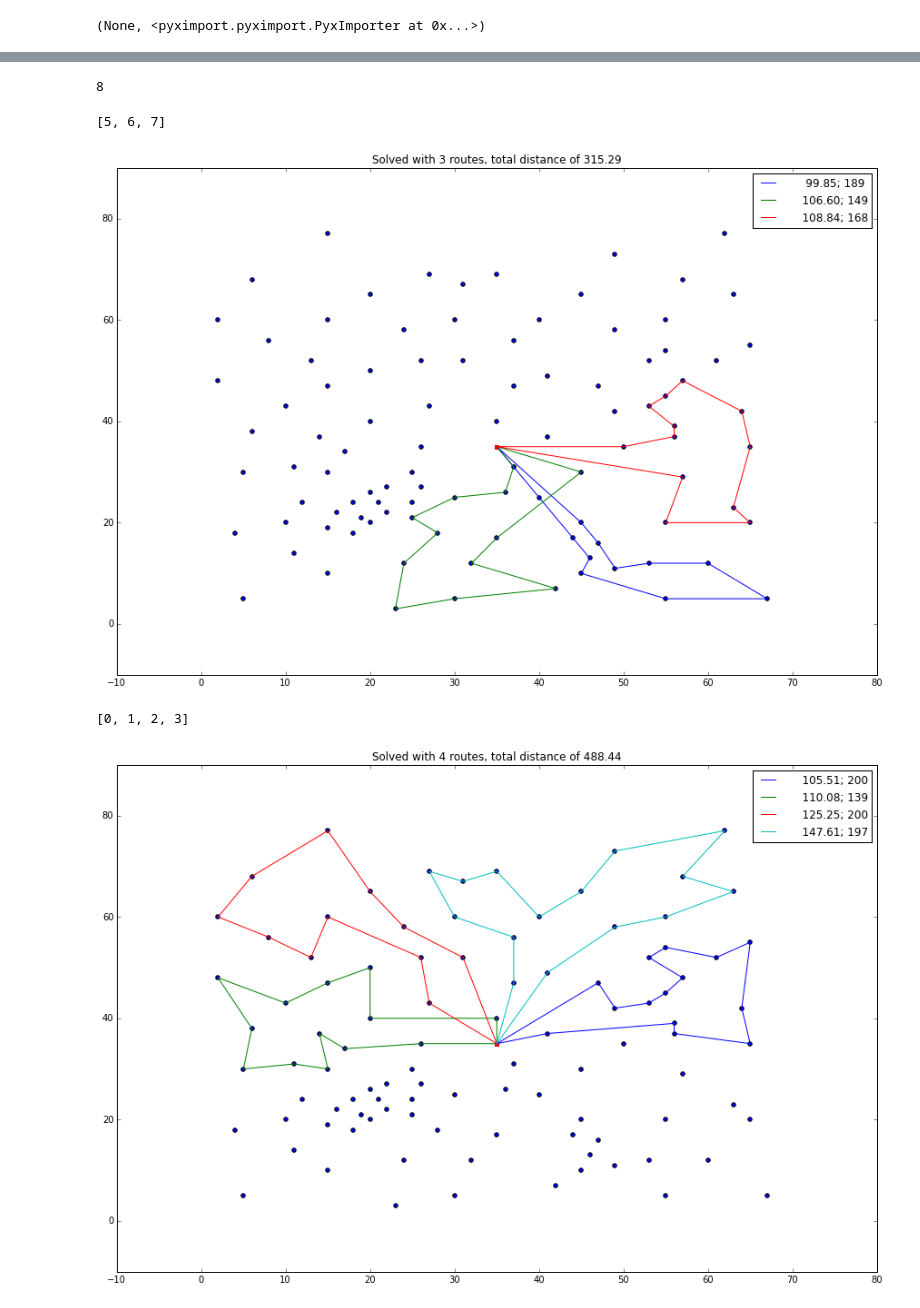
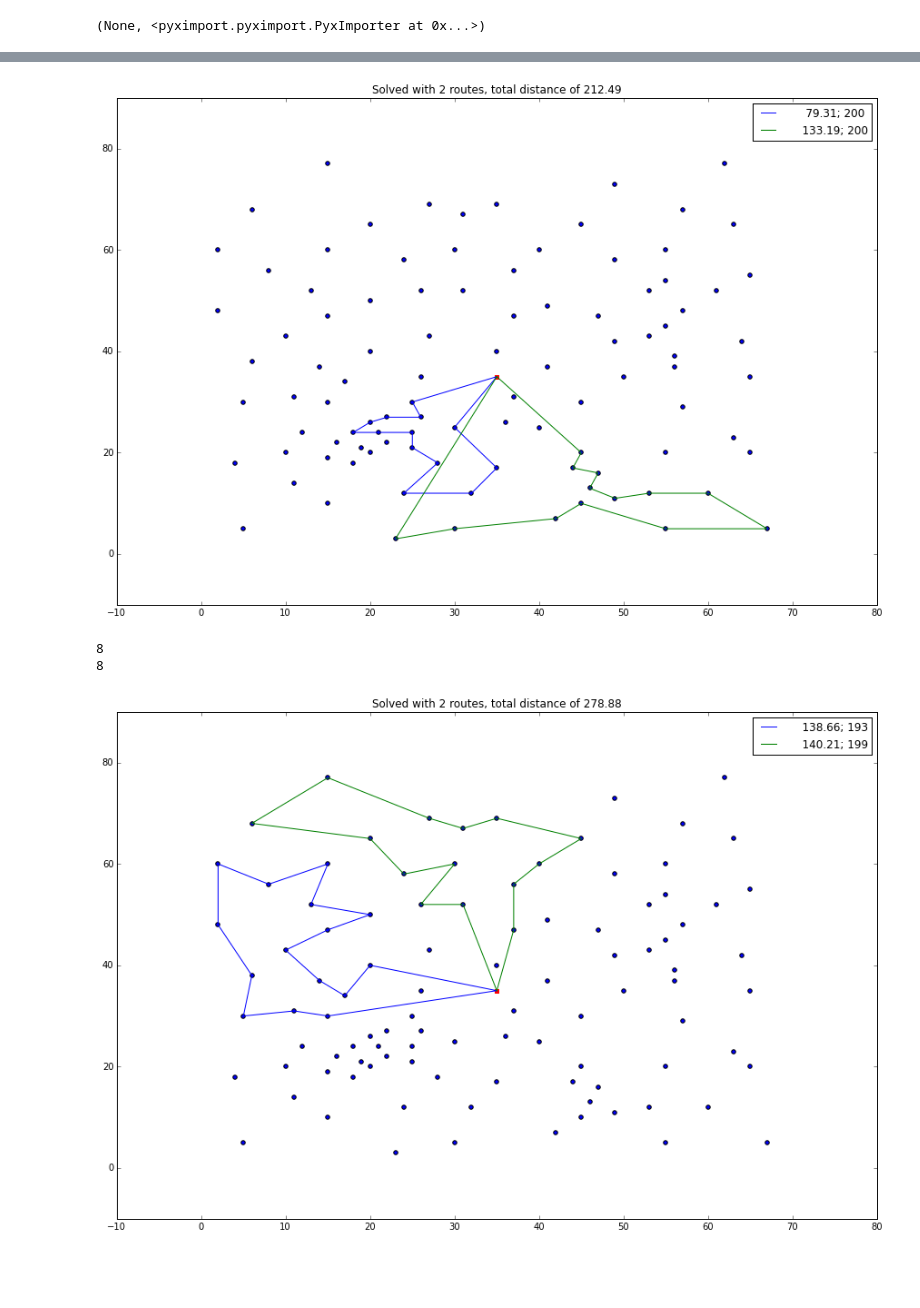
Before and after one commit to fracta/ift6751_metaheuristiques_optimisation-, a Jupyter notebook: devoir2/src/crossover_test.ipynb, the cells around one changed output, grey strips where cells are left out. Cells and saved outputs as stored; diff of their text form; code cells hidden in the pictures; blank space fills up the shorter version.

Commit message:
added doc for week 8 and added started analyzing the performance of the random savings in ipynb

```diff
--- a/devoir2/src/crossover_test.ipynb
+++ b/devoir2/src/crossover_test.ipynb
@@ -12,7 +12,7 @@ import cvrp
 import ga_solver
 import solution
 # %%
-data = cvrp.read_vrp("../lit_instances/vrpnc3.txt")
+data = cvrp.read_vrp("../lit_instances/vrpnc5.txt")
 prob = cvrp.CVRPProblem(data)
 prob
 # %% [output]
@@ -53,22 +74,7 @@ map(lambda x: benchmark.get_distance(x.routes, prob.distance_matrix, prob.weight
-# %%
-len(solution1.routes)
-# %% [output]
-8
-# %%
-angles1 = solution.sort_routes_by_angle(solution1, prob.positions)
-to_select = int(np.round(len(solution1.routes)/4.))
-selected_routes1 = []
-index1 = np.random.randint(0, len(angles1))
-clients1 = set()
-for i in range(to_select+1):
-    ind = (index1 + i) % len(angles1)
-    # add the selected route
-    selected_routes1.append(ind)
-    # add the clients of these routes
-    clients1 = clients1.union(set(solution1.routes[ind].nodes[1:-1]))
+# %%
+r1, r2 = ga_solver.find_inherited_routes(solution1, solution2, prob.positions)
 # %%
-print selected_routes1
-benchmark.print_solution(prob.positions, prob.distance_matrix, prob.weights, [solution1.routes[i] for i in selected_routes1])
+
+benchmark.print_solution(prob.positions, prob.distance_matrix, prob.weights, [solution1.routes[i] for i in r1])
 # %% [output]
-[5, 6, 7]
-[figure, old version]
+[figure, new version]
@@ -82,6 +81,10 @@ for (index2, route2) in enumerate(solution2.routes):
+# %%
+print len(solution1.routes)
+print len(solution2.routes)
+# %% [output]
+8
+8
 # %%
-print selected_routes2
-benchmark.print_solution(prob.positions, prob.distance_matrix, prob.weights, [solution2.routes[i] for i in selected_routes2])
+benchmark.print_solution(prob.positions, prob.distance_matrix, prob.weights, [solution2.routes[i] for i in r2])
 # %% [output]
-[0, 1, 2, 3]
-[figure, old version]
+[figure, new version]
```
Also changed, not shown: parts of 15 cells of this notebook, 6 other files.
